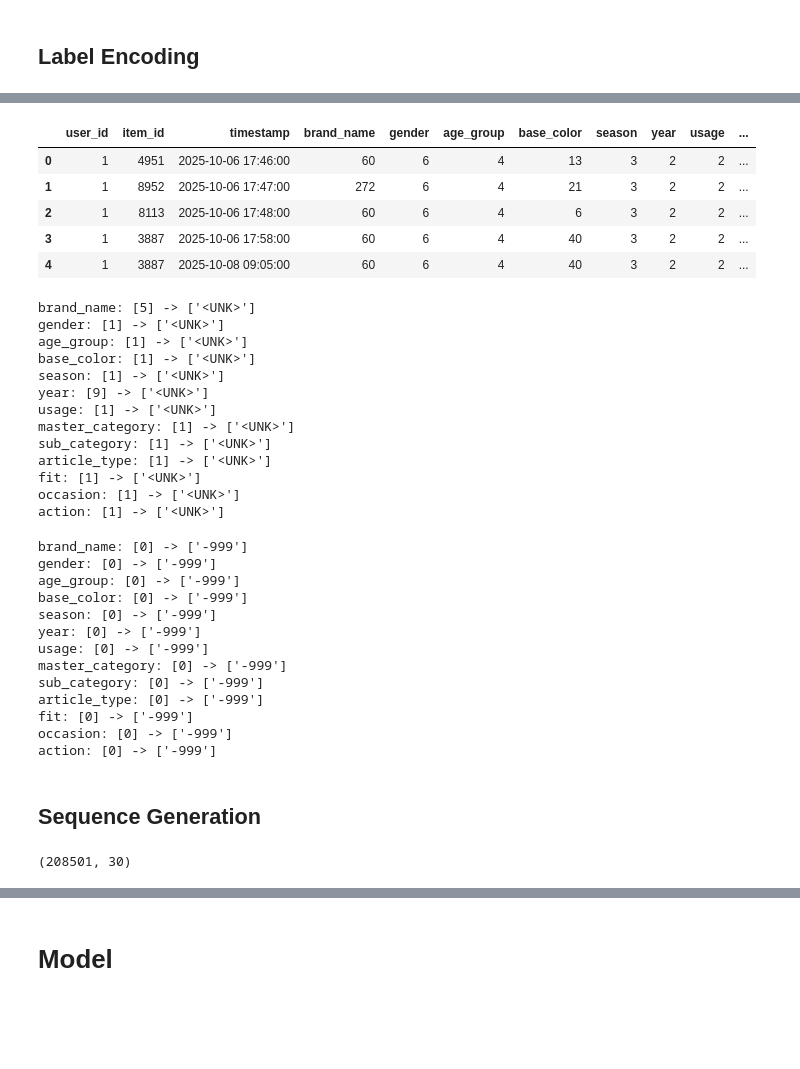
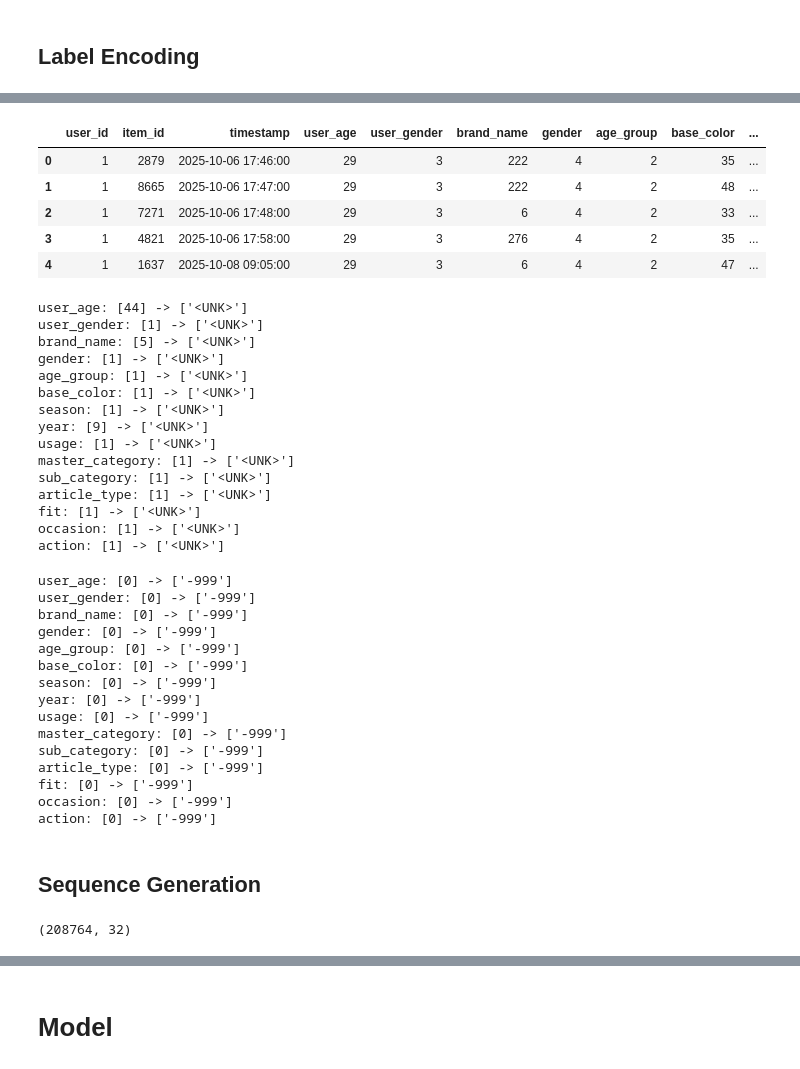
Before and after one commit to yg-hwang/recsys, a Jupyter notebook: notebook/04_1_modeling_transformer.ipynb, the cells around one changed output, grey strips where cells are left out. Drawn from its saved outputs; the diff is of its cells as text; code cells hidden in the pictures; blank space fills up the shorter version.

```diff
--- a/notebook/04_1_modeling_transformer.ipynb
+++ b/notebook/04_1_modeling_transformer.ipynb
@@ -112,6 +122,10 @@ model_dir.mkdir(parents=True, exist_ok=True)
 # %%
 # 인코딩 대상 feature 정의
 feature_names = [
+    # User Features
+    "user_age",
+    "user_gender",
+    # Item Features
     "brand_name",
     "gender",
     "age_group",
@@ -120,40 +134,41 @@ feature_names = [
     "year",
     "usage",
     "master_category",
     "sub_category",
     "article_type",
     "fit",
     "occasion",
-    "action",  # 사용자 행동 (click, purchase 등)
+    # 사용자 행동 (click, purchase 등)
+    "action",
 ]
 df_prep = df_user_logs[feature_names]
 
 # FeatureLabelEncoder 초기화
 label_encoders = FeatureLabelEncoder()
 
 # LabelEncoder 학습 & 변환
 label_encoders.fit(df_prep)
 
 # 정수 인코딩 적용
 df_encoded = label_encoders.transform(df_prep)
 
 # item_id, user_id, timestamp 복원
 for i, column in enumerate(["user_id", "item_id", "timestamp"]):
     df_encoded.insert(i, column, df_user_logs[column])
 
 # 유저별 행동 로그가 2개 이상인 경우만 유지
 df_encoded = df_encoded.groupby("user_id").filter(lambda x: len(x) > 1)
 
 
 df_encoded = df_encoded.sort_values(["user_id", "timestamp"], ignore_index=True)
 df_encoded.head()
 # %% [output]
-|  | user_id | item_id | timestamp | brand_name | gender | age_group | base_color | season | year | usage | ... |
-| 0 | 1 | 4951 | 2025-10-06 17:46:00 | 60 | 6 | 4 | 13 | 3 | 2 | 2 | ... |
-| 1 | 1 | 8952 | 2025-10-06 17:47:00 | 272 | 6 | 4 | 21 | 3 | 2 | 2 | ... |
-| 2 | 1 | 8113 | 2025-10-06 17:48:00 | 60 | 6 | 4 | 6 | 3 | 2 | 2 | ... |
-| 3 | 1 | 3887 | 2025-10-06 17:58:00 | 60 | 6 | 4 | 40 | 3 | 2 | 2 | ... |
-| 4 | 1 | 3887 | 2025-10-08 09:05:00 | 60 | 6 | 4 | 40 | 3 | 2 | 2 | ... |
+|  | user_id | item_id | timestamp | user_age | user_gender | brand_name | gender | age_group | base_color | ... |
+| 0 | 1 | 2879 | 2025-10-06 17:46:00 | 29 | 3 | 222 | 4 | 2 | 35 | ... |
+| 1 | 1 | 8665 | 2025-10-06 17:47:00 | 29 | 3 | 222 | 4 | 2 | 48 | ... |
+| 2 | 1 | 7271 | 2025-10-06 17:48:00 | 29 | 3 | 6 | 4 | 2 | 33 | ... |
+| 3 | 1 | 4821 | 2025-10-06 17:58:00 | 29 | 3 | 276 | 4 | 2 | 35 | ... |
+| 4 | 1 | 1637 | 2025-10-08 09:05:00 | 29 | 3 | 6 | 4 | 2 | 47 | ... |
 # %%
 # unseen label 토큰("<UNK>")이 올바르게 인코딩 되었는지 확인
 for x in feature_names:
@@ -163,6 +178,8 @@ for x in feature_names:
     x_decoded = label_encoders._all_encoders[x].inverse_transform(x_encoded)
     print(f"{x}: {x_encoded} -> {x_decoded}")
 # %% [output]
+user_age: [44] -> ['<UNK>']
+user_gender: [1] -> ['<UNK>']
 brand_name: [5] -> ['<UNK>']
 gender: [1] -> ['<UNK>']
 age_group: [1] -> ['<UNK>']
@@ -185,6 +202,8 @@ for x in feature_names:
     x_decoded = label_encoders._all_encoders[x].inverse_transform([0])
     print(f"{x}: {x_encoded} -> {x_decoded}")
 # %% [output]
+user_age: [0] -> ['-999']
+user_gender: [0] -> ['-999']
 brand_name: [0] -> ['-999']
 gender: [0] -> ['-999']
 age_group: [0] -> ['-999']
@@ -210,18 +229,36 @@ for feature, encoder in label_encoders.all_encoders.items():
 # %% [markdown]
 ## Sequence Generation
 # %%
-# 타겟으로 사용할 feature 지정 (여기서는 feature_names 전체를 타겟 후보로 사용)
-# 단, 'action'은 target에서 제외
-target_names = [x for x in feature_names if x != "action"]
+# 타겟으로 사용할 feature 지정 (여기서는 Item Feature 전체를 타겟 후보로 사용)
+target_names = [
+    "brand_name",
+    "gender",
+    "age_group",
+    "base_color",
+    "season",
+    "year",
+    "usage",
+    "master_category",
+    "sub_category",
+    "article_type",
+    "fit",
+    "occasion",
+]
+
+feature_sequence_names = [
+    x for x in feature_names if x not in ["user_age", "user_gender"]
+]
+feature_sparse_names = ["user_age", "user_gender"]
 
 # 시퀀스 데이터셋 생성기 초기화 (`max_seq_len` 길이의 시퀀스를 만들도록 설정)
-sequence_generator = SequenceGenerator(max_seq_len=max_seq_len)
+sequence_generator = SequenceGeneratorPandas(max_seq_len=max_seq_len)
 
 # 시퀀스 데이터셋 변환
 df_seq_encoded = sequence_generator.get_seq_dataframe(
     data=df_encoded,  # 인코딩된 원본 데이터
-    feature_sequences=feature_names,  # 시퀀스로 만들 feature 컬럼들
-    output_targets=target_names,  # 다음 스텝 예측할 타겟 컬럼들
+    feature_sequence=feature_sequence_names,  # 시퀀스로 만들 feature
+    feature_nonsequences=feature_sparse_names,  # 시퀀스가 아닌 feature
+    output_targets=target_names,  # 예측 Label
 )
 df_seq_encoded["y_item_id"] = df_seq_encoded["y_item_id"].astype(int)
 
@@ -234,5 +271,5 @@ df_seq_encoded = df_seq_encoded[df_seq_encoded.notna().all(axis=1)].reset_index(
 
 print(df_seq_encoded.shape)
 # %% [output]
-(208501, 30)
+(208764, 32)
 # %%
```
Also changed, not shown: parts of 17 cells of this notebook, 7 other files.
